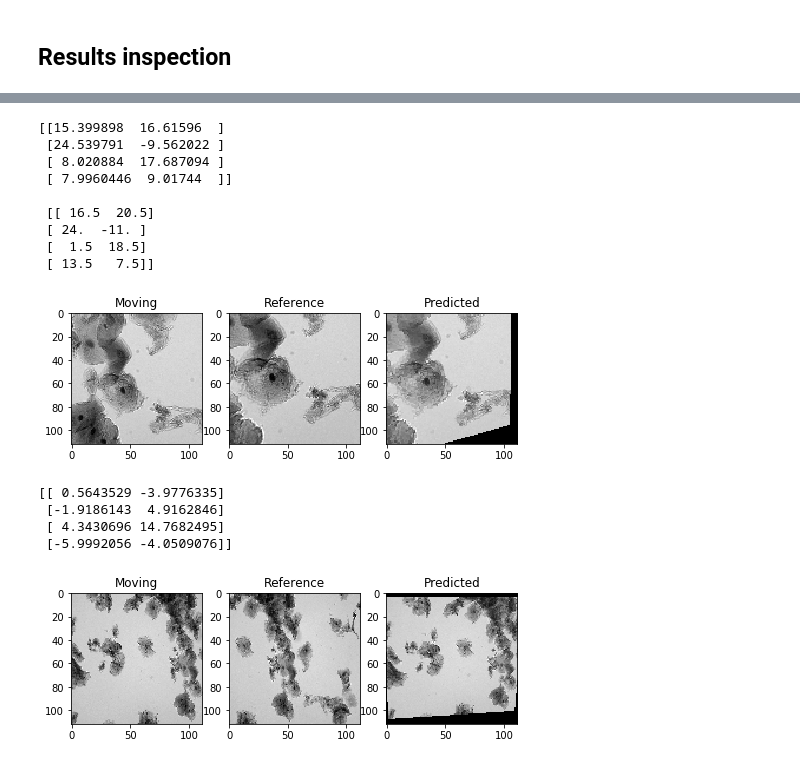
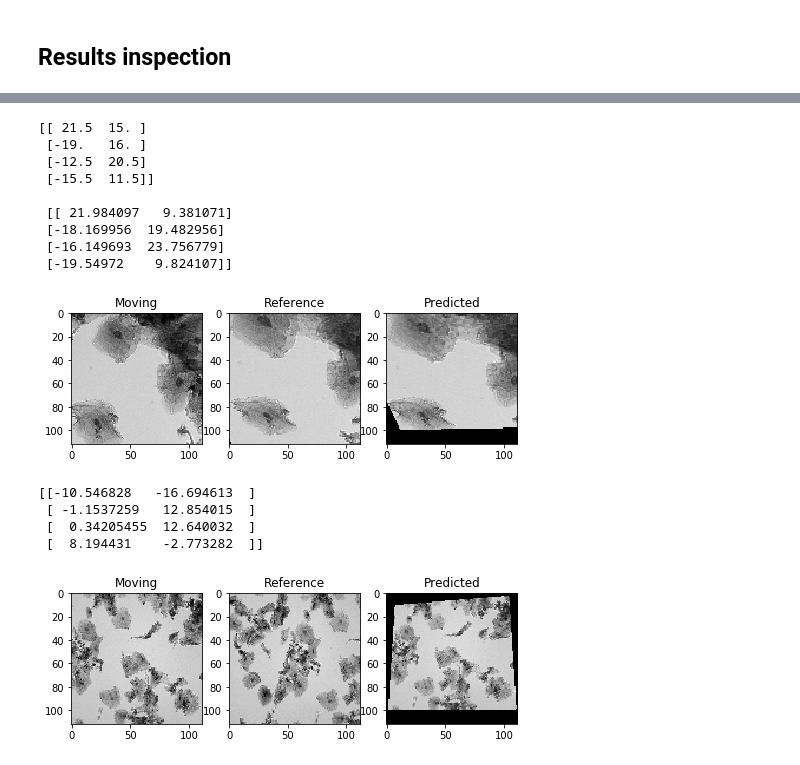
Before and after one commit to tristaaan/stitch-eval, a Jupyter notebook: notebooks/HomograpyNet.ipynb, the cells around one changed output, grey strips where cells are left out. Saved outputs shown, nothing was run; the diff lists cells and outputs as text; code cells hidden in the pictures.

```diff
--- a/notebooks/HomograpyNet.ipynb
+++ b/notebooks/HomograpyNet.ipynb
@@ -403,39 +403,39 @@ H_4pt = my_model.predict(test_im)
 H_pred = warp_pred(p_a, H_4pt)
 predicted = cv2.warpPerspective(p_a, H_pred, img_size, flags=cv2.INTER_NEAREST)
 
-print(H_4pt.reshape(4,2), '\n\n', H_act.reshape(4,2))
+print(H_act.reshape(4,2), '\n\n', H_4pt.reshape(4,2))
 compare_all(p_a, p_b, predicted)
 # %% [output]
-[[15.399898  16.61596  ]
- [24.539791  -9.562022 ]
- [ 8.020884  17.687094 ]
- [ 7.9960446  9.01744  ]]
+[[ 21.5  15. ]
+ [-19.   16. ]
+ [-12.5  20.5]
+ [-15.5  11.5]]
 
- [[ 16.5  20.5]
- [ 24.  -11. ]
- [  1.5  18.5]
- [ 13.5   7.5]]
+ [[ 21.984097   9.381071]
+ [-18.169956  19.482956]
+ [-16.149693  23.756779]
+ [-19.54972    9.824107]]
-[figure, old version]
+[figure, new version]
 # %%
 test_dir = r'../data/learning'
 
-im1 = imread(test_dir + '/Tp26_Y001_X001_040.tif')
+im1 = imread(test_dir + '/Tp26_Y001_X006_040.tif')
 im1 = cv2.resize(im1, img_size, interpolation=cv2.INTER_NEAREST)
 
-im2 = imread(test_dir + '/Tp26_Y001_X002_040.tif')
+im2 = imread(test_dir + '/Tp26_Y001_X005_040.tif')
 im2 = cv2.resize(im2, img_size, interpolation=cv2.INTER_NEAREST)
 
 test_im = np.dstack((invert(im1), invert(im2)))
 test_im = test_im.reshape(1, *test_im.shape)
 H_4pt = my_model.predict(test_im)
 H_pred = warp_pred(im1, H_4pt)
 predicted = cv2.warpPerspective(im1, H_pred, img_size, flags=cv2.INTER_NEAREST)
 
 print(H_4pt.reshape(4,2))
 compare_all(im1, im2, predicted)
 # %% [output]
-[[ 0.5643529 -3.9776335]
- [-1.9186143  4.9162846]
- [ 4.3430696 14.7682495]
- [-5.9992056 -4.0509076]]
+[[-10.546828   -16.694613  ]
+ [ -1.1537259   12.854015  ]
+ [  0.34205455  12.640032  ]
+ [  8.194431    -2.773282  ]]
-[figure, old version]
+[figure, new version]
```
Also changed, not shown: parts of 2 cells of this notebook.
